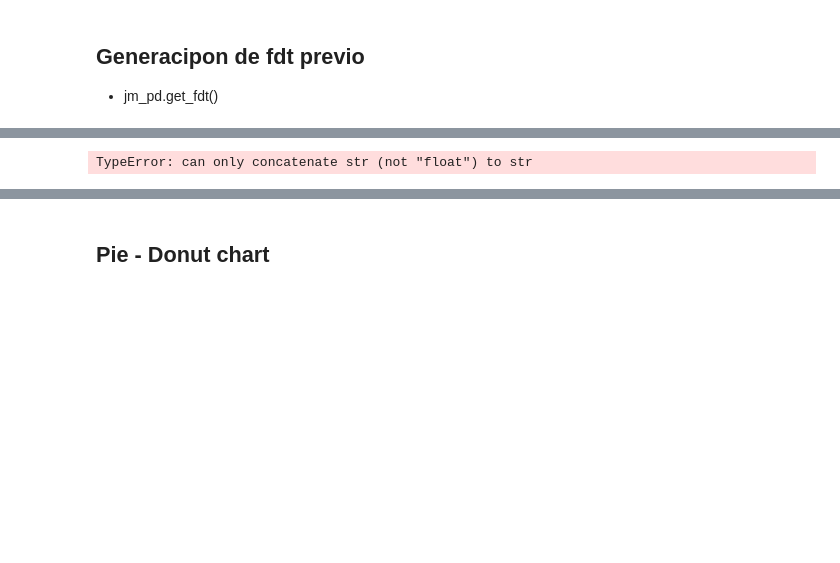
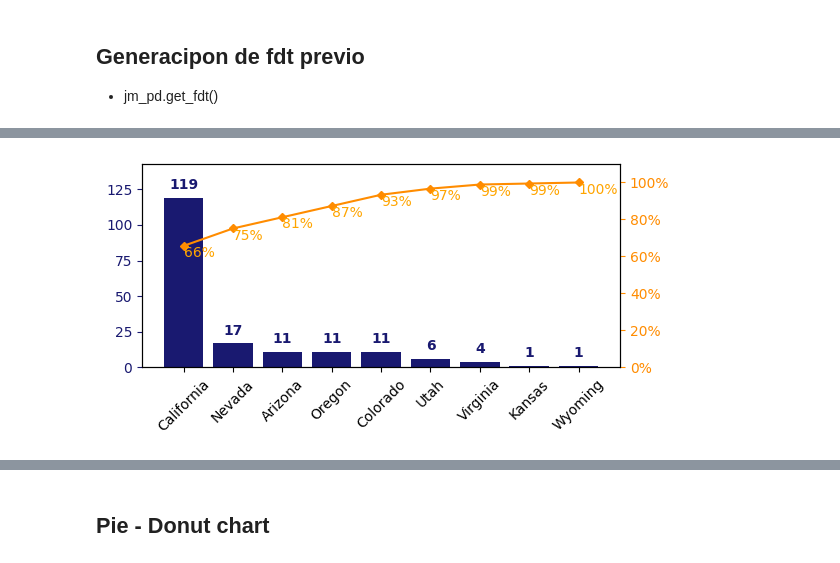
Before and after one commit to jmonti-gh/jm_datascience, a Jupyter notebook: test_jm/test_charts.ipynb, the cells around one changed output, grey strips where cells are left out. Drawn from its saved outputs; the diff is of its cells as text; code cells hidden in the pictures; blank space fills up the shorter version.

Commit message:
chore: pareto scales

```diff
--- a/test_jm/test_charts.ipynb
+++ b/test_jm/test_charts.ipynb
@@ -81,7 +82,7 @@ jm_pd.get_fdt(df['State'], must_count=True, fmt_values=True, plain_relatives=Fal
 # %%
-fig = jm_pd.plt_pareto(df['State'])
+fig = jm_pd.plt_pareto(df['State'], must_count=True, scale=1)
 # %% [output]
-TypeError: can only concatenate str (not "float") to str
+[figure, added]
 # %%
 # jm_pd.get_fdt(lst_str, must_count=True, fmt_values=True, plain_relatives=False, sort='asc')
 jm_pd.get_fdt(sr_counted, fmt_values=True, plain_relatives=False, sort='ix_asc')
```
Also changed, not shown: parts of 3 cells of this notebook, 1 other file.
